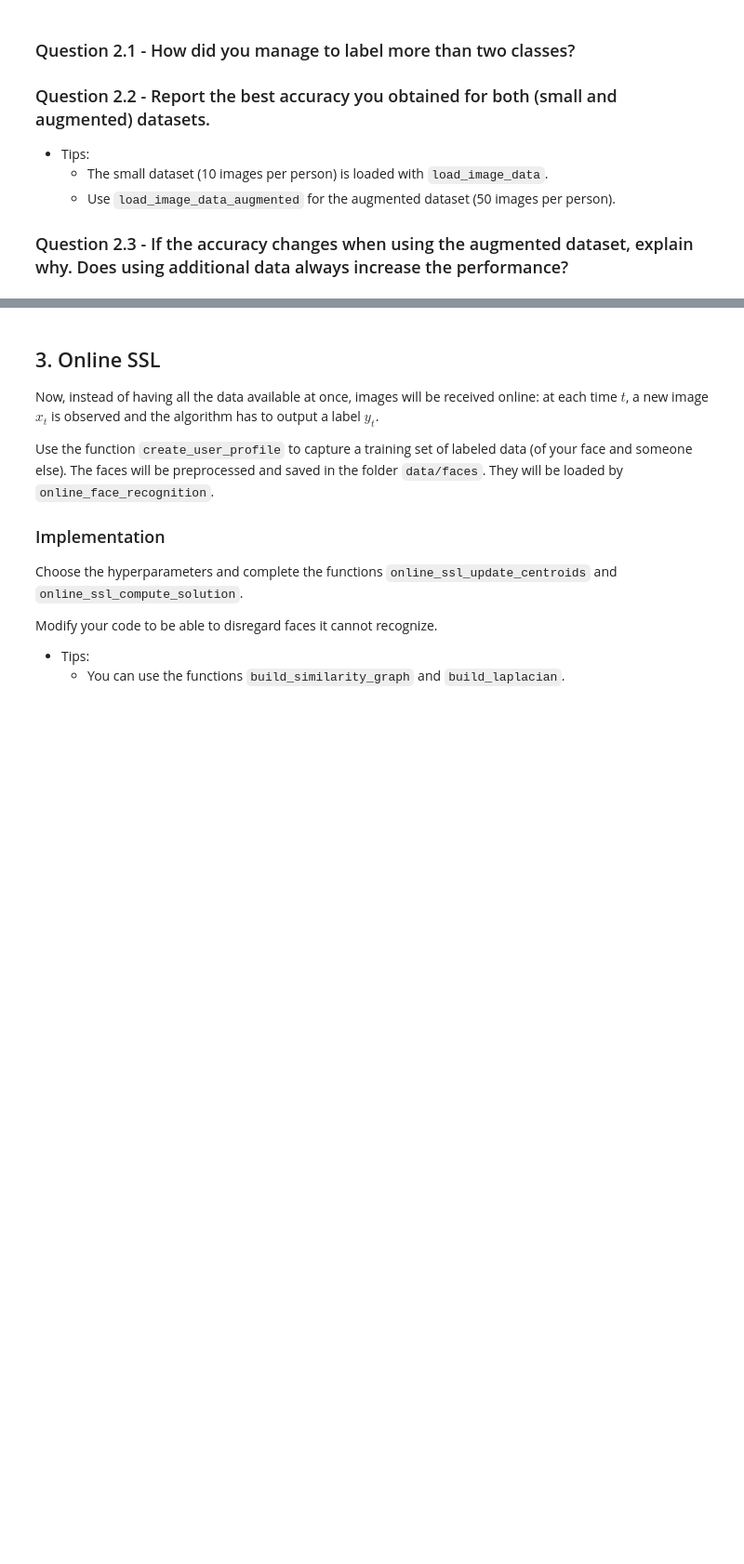
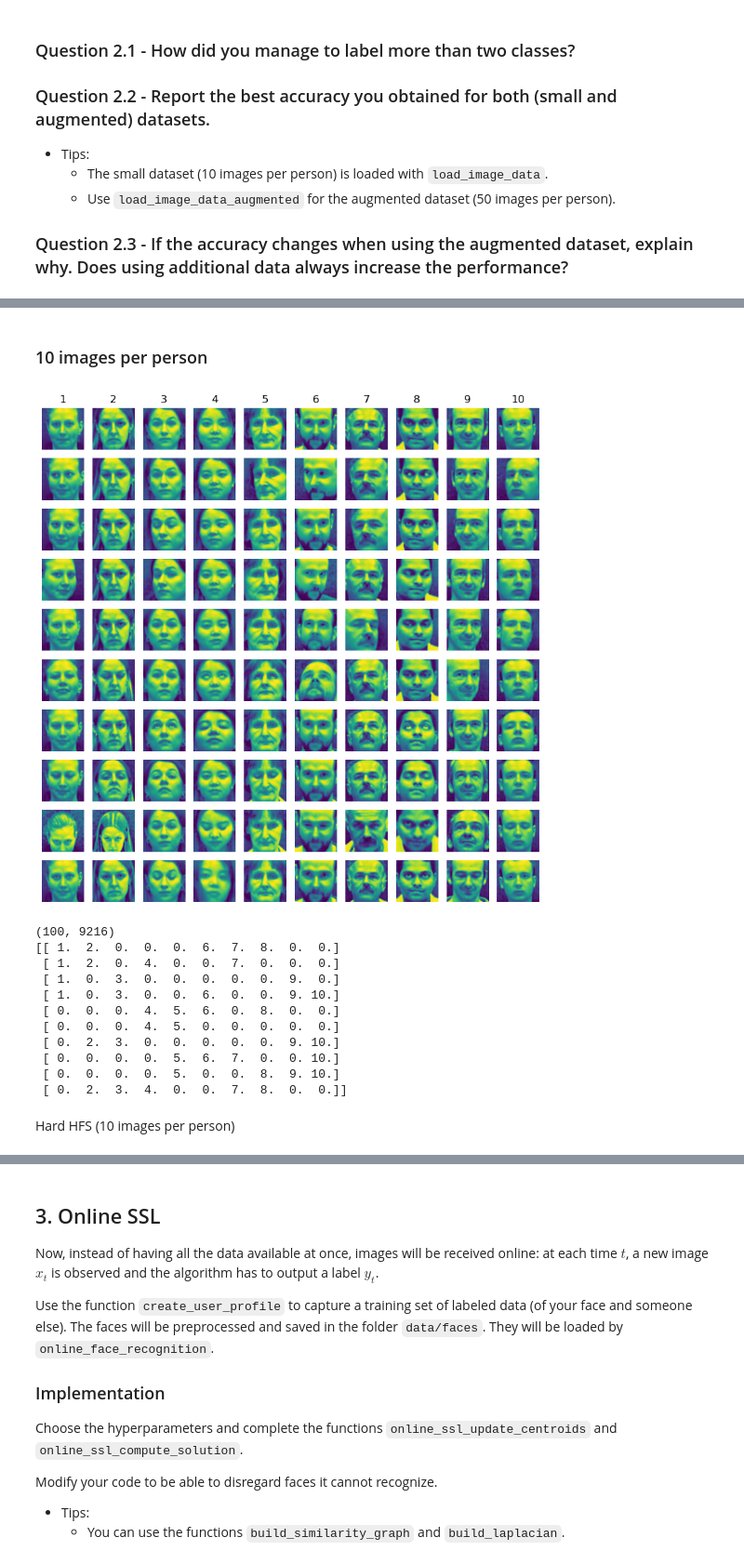
Before and after one commit to BenjaminDeporte/TP2_Graphs_SSL_2025_02_25, a Jupyter notebook: Deporte_Benjamin_SSL.ipynb, the cells around one changed output, grey strips where cells are left out. Shown at 93% size. Cells and saved outputs as stored; diff of their text form; code cells hidden in the pictures; blank space fills up the shorter version.

```diff
--- a/Deporte_Benjamin_SSL.ipynb
+++ b/Deporte_Benjamin_SSL.ipynb
@@ -457,6 +480,59 @@ import os
 
 from load_images import load_image_data, plot_image_data
 from load_images import load_image_data_augmented, plot_image_data_augmented
+# %%
+# Function to preprocess the images
+# You may try to change it and check the impact on the classification accuracy
+def preprocess_image(image):
+    """
+    Parameters
+    ----------
+    image : array
+        (width, height) array representing a grayscale image
+
+    Returns
+    -------
+        (96, 96) preprocessed image
+    """
+    output_frame_size = 96   # do not change the output frame size!
+    image = cv2.bilateralFilter(image, 9, 75, 75)
+    image = cv2.equalizeHist(image)
+    image = cv2.GaussianBlur(image, (5, 5), 0)
+    im = cv2.resize(image, (output_frame_size, output_frame_size)).astype(float) # np.float is deprecated
+    im -= im.mean()
+    im /= im.max()
+    image = im
+    return image
+# %% [markdown]
+### 10 images per person
+# %%
+# 10 images per person
+np.random.seed(456)   # set seed, since labels are masked randomly
+images, labels, masked_labels = load_image_data(preprocess_image)
+
+# # 50 images per person
+# images_a, labels_a, masked_labels_a = load_image_data_augmented(preprocess_image)
+# plot_image_data_augmented(images_a)
+
+# Uncomment below if you want to visualize the images
+plot_image_data(images)
+print(images.shape)
+print(masked_labels.reshape(-1, 10))
+# %% [output]
+[figure, added]
+(100, 9216)
+[[ 1.  2.  0.  0.  0.  6.  7.  8.  0.  0.]
+ [ 1.  2.  0.  4.  0.  0.  7.  0.  0.  0.]
+ [ 1.  0.  3.  0.  0.  0.  0.  0.  9.  0.]
+ [ 1.  0.  3.  0.  0.  6.  0.  0.  9. 10.]
+ [ 0.  0.  0.  4.  5.  6.  0.  8.  0.  0.]
+ [ 0.  0.  0.  4.  5.  0.  0.  0.  0.  0.]
+ [ 0.  2.  3.  0.  0.  0.  0.  0.  9. 10.]
+ [ 0.  0.  0.  0.  5.  6.  7.  0.  0. 10.]
+ [ 0.  0.  0.  0.  5.  0.  0.  8.  9. 10.]
+ [ 0.  2.  3.  4.  0.  0.  7.  8.  0.  0.]]
+# %% [markdown]
+Hard HFS (10 images per person)
 # %%
 """
 Define parameters for face recognition with HFS
```
Also changed, not shown: parts of 23 cells of this notebook, 1 other file.
